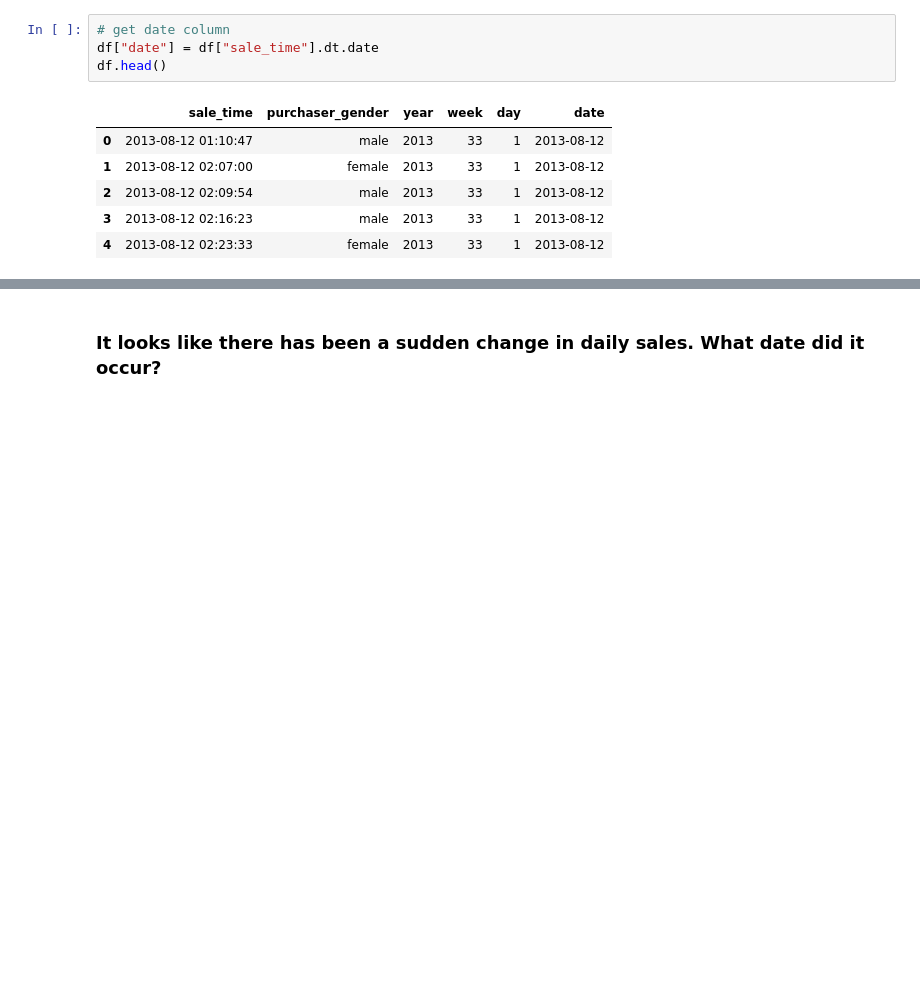
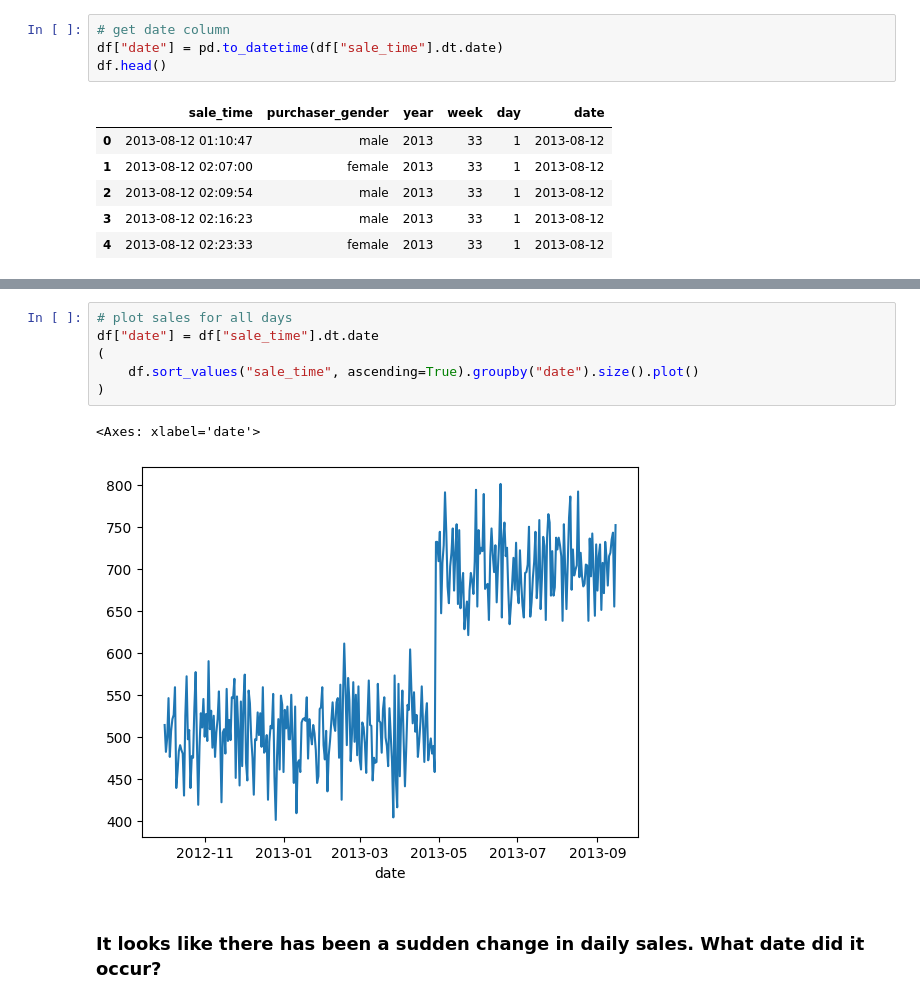
Before and after one commit to Friend09/strata_sales-data-analysis, a Jupyter notebook: practise_notebook.ipynb, the cells around one changed output, grey strips where cells are left out. Cells and saved outputs as stored; diff of their text form; blank space fills up the shorter version.

```diff
--- a/practise_notebook.ipynb
+++ b/practise_notebook.ipynb
@@ -86,7 +86,7 @@ df.head()
 | 4 | 2013-08-12 02:23:33 | female | 2013 | 33 | 1 |
 # %%
 # get date column
-df["date"] = df["sale_time"].dt.date
+df["date"] = pd.to_datetime(df["sale_time"].dt.date)
 df.head()
 # %% [output]
 |  | sale_time | purchaser_gender | year | week | day | date |
@@ -115,2 +118,11 @@ df[["week", "date"]]
+# %%
+# plot sales for all days
+df["date"] = df["sale_time"].dt.date
+(
+    df.sort_values("sale_time", ascending=True).groupby("date").size().plot()
+)
+# %% [output]
+<Axes: xlabel='date'>
+[figure, added]
 # %% [markdown]
 ### It looks like there has been a sudden change in daily sales. What date did it occur?
```
Also changed, not shown: parts of 4 cells of this notebook, 1 other file.
